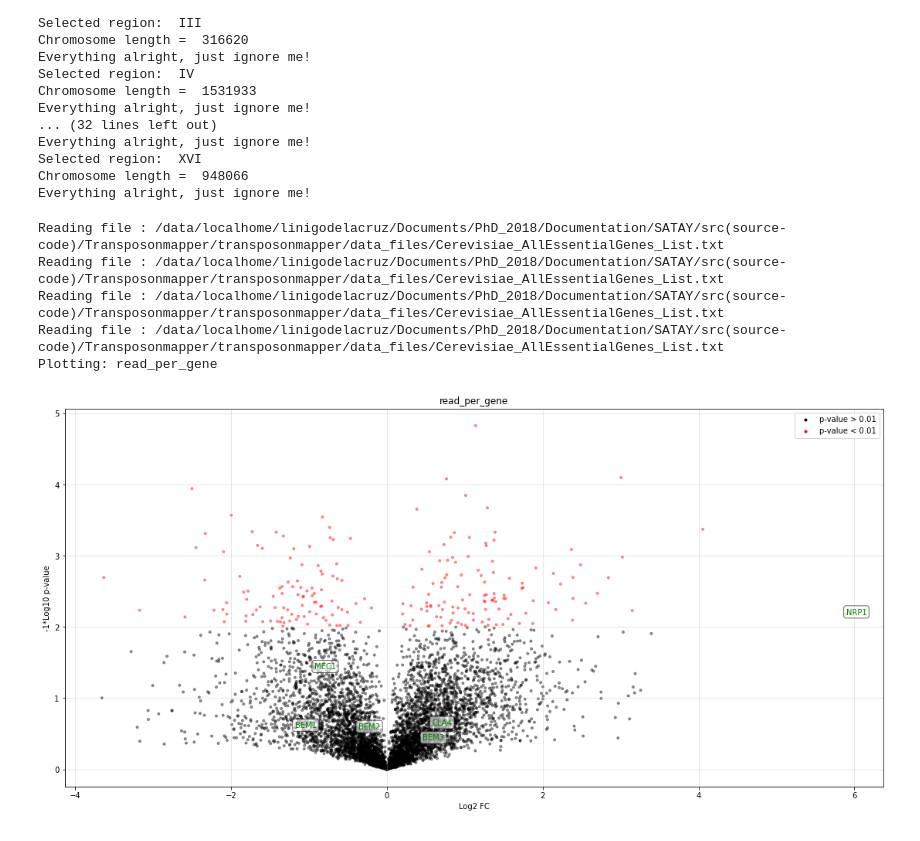
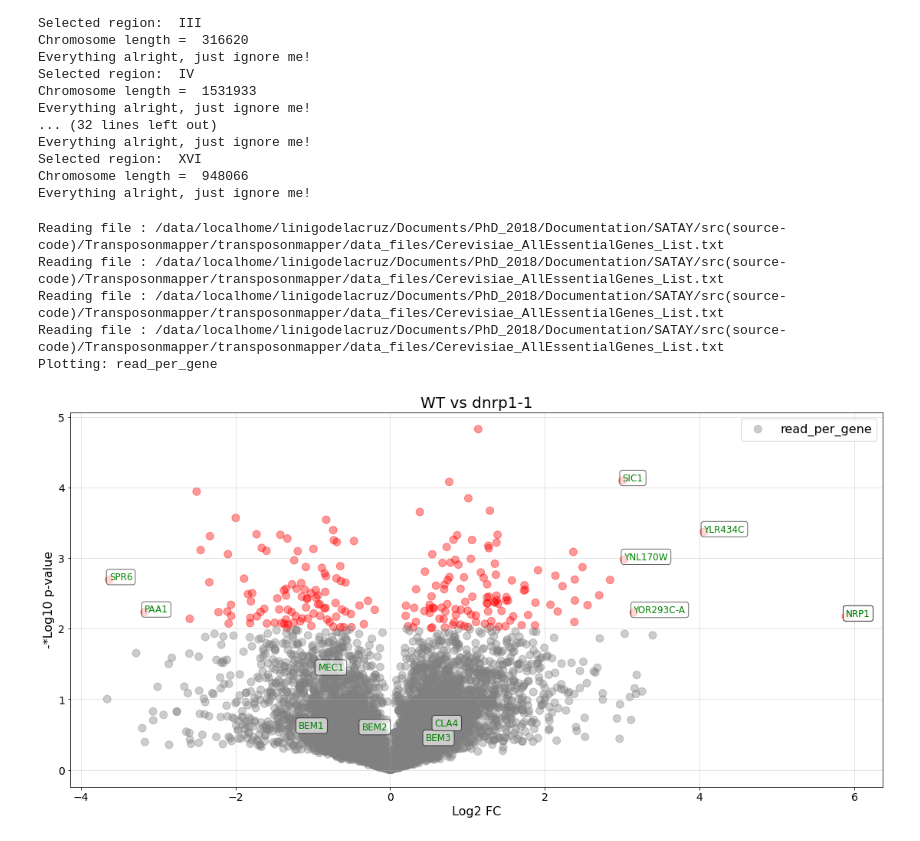
Before and after one commit to SATAY-LL/Transposonmapper, a Jupyter notebook: notebooks/pipeline_workflow.ipynb, the cells around one changed output. Drawn from its saved outputs; the diff is of its cells as text; code cells hidden in the pictures.

Commit message:
upgrading volcano plots

```diff
--- a/notebooks/pipeline_workflow.ipynb
+++ b/notebooks/pipeline_workflow.ipynb
@@ -217,34 +217,35 @@ for files_wig,files_pergene in zip(cleanwig_files,pergene_files):
 # %%
 # volcano plots
 
 path_a = r"../transposonmapper/data_files/files4test/"
 filelist_a = ["WT_merged-DpnII-NlaIII-a_trimmed.sorted.bam_pergene.txt", "WT_merged-DpnII-NlaIII-b_trimmed.sorted.bam_pergene.txt"]
 path_b = r"../transposonmapper/data_files/files4test/"
 filelist_b = ["dnrp1-1_merged-DpnII-NlaIII-a_trimmed.sorted.bam_pergene.txt", "dnrp1-1_merged-DpnII-NlaIII-b_trimmed.sorted.bam_pergene.txt"]
 
 
 variable = 'read_per_gene' #'read_per_gene' 'tn_per_gene', 'Nreadsperinsrt'
 significance_threshold = 0.01 #set threshold above which p-values are regarded significant
 normalize=True
 
-trackgene_list = []
-# trackgene_list = ['nrp1']
+
 trackgene_list = [ 'bem1', 'bem2', 'bem3', 'nrp1',  'cla4', 'mec1']
 # trackgene_list = ['ymr320w','sut1','ymr242w-a','ypl135c-a','ppn1','ypl067c','yme1','mec1','nrp1','mss18','tma7','gef1']
 
-figure_title = ""
+fc_interval=[3,-3]
+pv_interval=[2,2]
+figure_title = filelist_a[0].split("_")[0] + " vs " + filelist_b[0].split("_")[0]
 
 volcano_df = volcano(path_a=path_a, filelist_a=filelist_a,
-            path_b=path_b, filelist_b=filelist_b,
+            path_b=path_b, filelist_b=filelist_b, fold_change_interval=fc_interval,p_value_interval=pv_interval,
             variable=variable,
             significance_threshold=significance_threshold,
             normalize=normalize,
             trackgene_list=trackgene_list,
-            figure_title=figure_title)
+            figure_title=figure_title,savefigure=True)
 # %% [output]
 Reading file : /data/localhome/linigodelacruz/Documents/PhD_2018/Documentation/SATAY/src(source-code)/Transposonmapper/transposonmapper/data_files/Cerevisiae_AllEssentialGenes_List.txt
 Reading file : /data/localhome/linigodelacruz/Documents/PhD_2018/Documentation/SATAY/src(source-code)/Transposonmapper/transposonmapper/data_files/Cerevisiae_AllEssentialGenes_List.txt
 Reading file : /data/localhome/linigodelacruz/Documents/PhD_2018/Documentation/SATAY/src(source-code)/Transposonmapper/transposonmapper/data_files/Cerevisiae_AllEssentialGenes_List.txt
 Reading file : /data/localhome/linigodelacruz/Documents/PhD_2018/Documentation/SATAY/src(source-code)/Transposonmapper/transposonmapper/data_files/Cerevisiae_AllEssentialGenes_List.txt
 Plotting: read_per_gene
-[figure, old version]
+[figure, new version]
```
Also changed, not shown: parts of 1 cell of this notebook, 2 other files.
